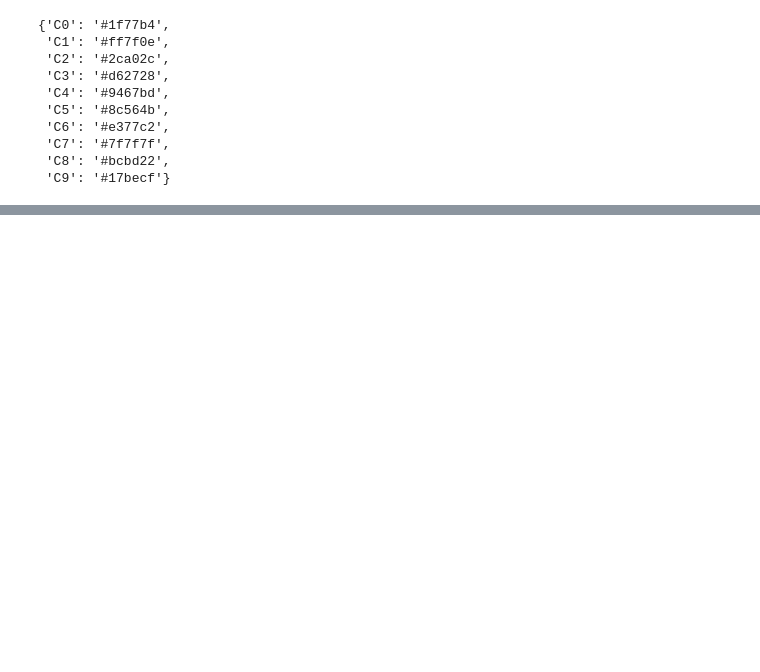
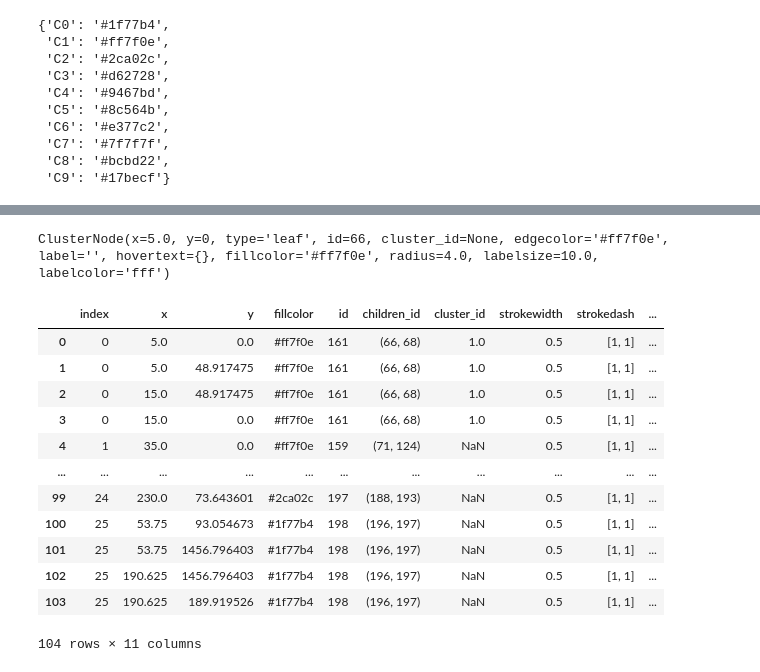
Before and after one commit to kamicollo/idendrogram, a Jupyter notebook: demo/testing.ipynb, the cells around one changed output, grey strips where cells are left out. Cells and saved outputs as stored; diff of their text form; code cells hidden in the pictures; blank space fills up the shorter version.

```diff
--- a/demo/testing.ipynb
+++ b/demo/testing.ipynb
@@ -51,10 +60,14 @@ from matplotlib.colors import to_hex
 # %%
+from dataclasses import dataclass
 import importlib as imp
-import src.base_dendro as b
-import src.cluster_info as c
-imp.reload(b)
-imp.reload(c)
+imp.reload(idendro)
 
-cdata = c.ClusteringData(linkage_matrix=model, cluster_assignments=cluster_assignments, threshold=threshold)
-dd = b.BaseDendro()
+@dataclass
+class MyLink(idendro.ClusterLink):
+    strokewidth: float = 0.5
+
+
+cdata = idendro.ClusteringData(linkage_matrix=model, cluster_assignments=cluster_assignments, threshold=threshold)
+
+dd = idendro.Idendro(link_factory=lambda x: MyLink(**x))
 dd.set_cluster_info(cdata)
@@ -64,0 +74,3 @@ Dendrogram(axis_labels=[AxisLabel(x=5.0, label='66', labelsize=8.0), AxisLabel(x
+# %%
+dendrogram = dd.create_dendrogram(compute_nodes=True, node_hover_func=lambda x,y: {'foo': 1, "bar": 2})
+dendrogram.to_altair()
@@ -64,0 +79,25 @@ Dendrogram(axis_labels=[AxisLabel(x=5.0, label='66', labelsize=8.0), AxisLabel(x
+# %%
+import json
+from dataclasses import asdict
+dendrogram.nodes[0]
+# %% [output]
+ClusterNode(x=5.0, y=0, type='leaf', id=66, cluster_id=None, edgecolor='#ff7f0e', label='', hovertext={}, fillcolor='#ff7f0e', radius=4.0, labelsize=10.0, labelcolor='fff')
+# %%
+import pandas as pd
+from dataclasses import asdict
+a = [asdict(x) for x in dendrogram.links]
+pd.DataFrame(a).explode(["x", "y"]).reset_index()
+# %% [output]
+|  | index | x | y | fillcolor | id | children_id | cluster_id | strokewidth | strokedash | ... |
+| 0 | 0 | 5.0 | 0.0 | #ff7f0e | 161 | (66, 68) | 1.0 | 0.5 | [1, 1] | ... |
+| 1 | 0 | 5.0 | 48.917475 | #ff7f0e | 161 | (66, 68) | 1.0 | 0.5 | [1, 1] | ... |
+| 2 | 0 | 15.0 | 48.917475 | #ff7f0e | 161 | (66, 68) | 1.0 | 0.5 | [1, 1] | ... |
+| 3 | 0 | 15.0 | 0.0 | #ff7f0e | 161 | (66, 68) | 1.0 | 0.5 | [1, 1] | ... |
+| 4 | 1 | 35.0 | 0.0 | #ff7f0e | 159 | (71, 124) | NaN | 0.5 | [1, 1] | ... |
+| ... | ... | ... | ... | ... | ... | ... | ... | ... | ... | ... |
+| 99 | 24 | 230.0 | 73.643601 | #2ca02c | 197 | (188, 193) | NaN | 0.5 | [1, 1] | ... |
+| 100 | 25 | 53.75 | 93.054673 | #1f77b4 | 198 | (196, 197) | NaN | 0.5 | [1, 1] | ... |
+| 101 | 25 | 53.75 | 1456.796403 | #1f77b4 | 198 | (196, 197) | NaN | 0.5 | [1, 1] | ... |
+| 102 | 25 | 190.625 | 1456.796403 | #1f77b4 | 198 | (196, 197) | NaN | 0.5 | [1, 1] | ... |
+| 103 | 25 | 190.625 | 189.919526 | #1f77b4 | 198 | (196, 197) | NaN | 0.5 | [1, 1] | ... |
+104 rows × 11 columns
```
Also changed, not shown: parts of 4 cells of this notebook, 12 other files.
